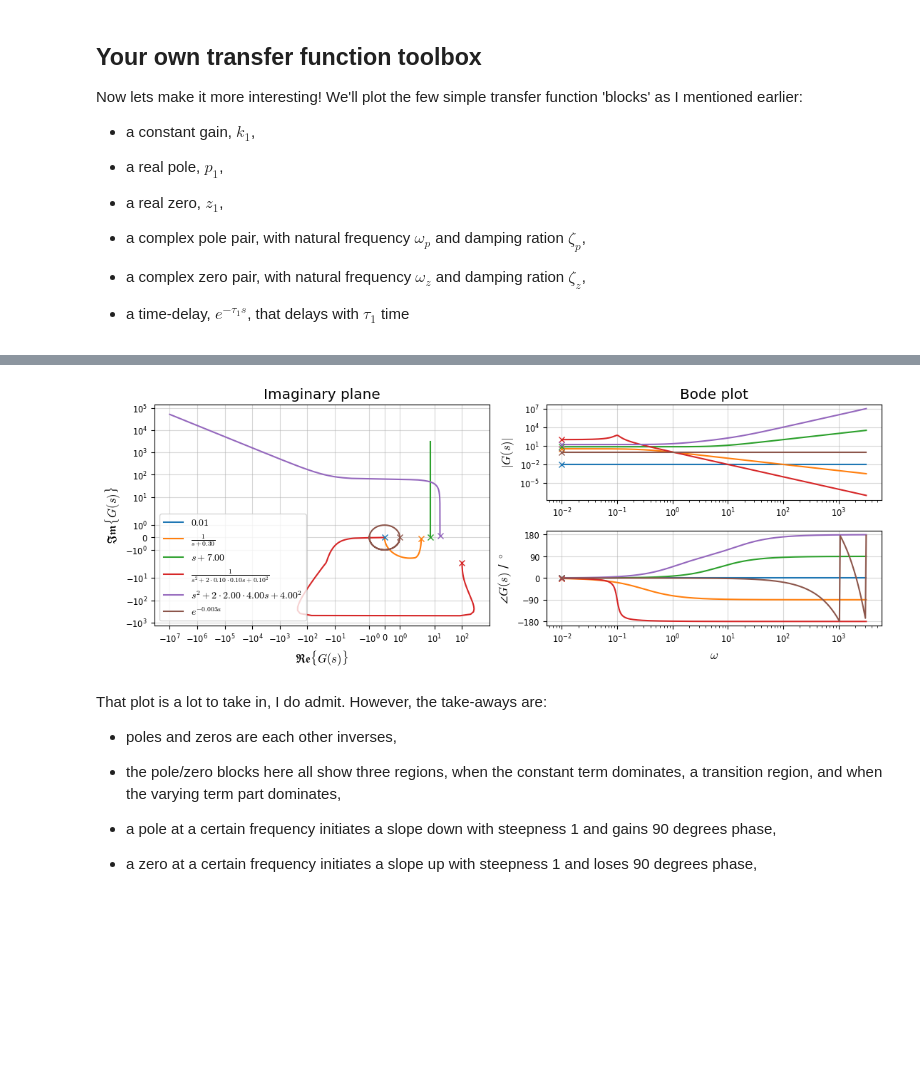
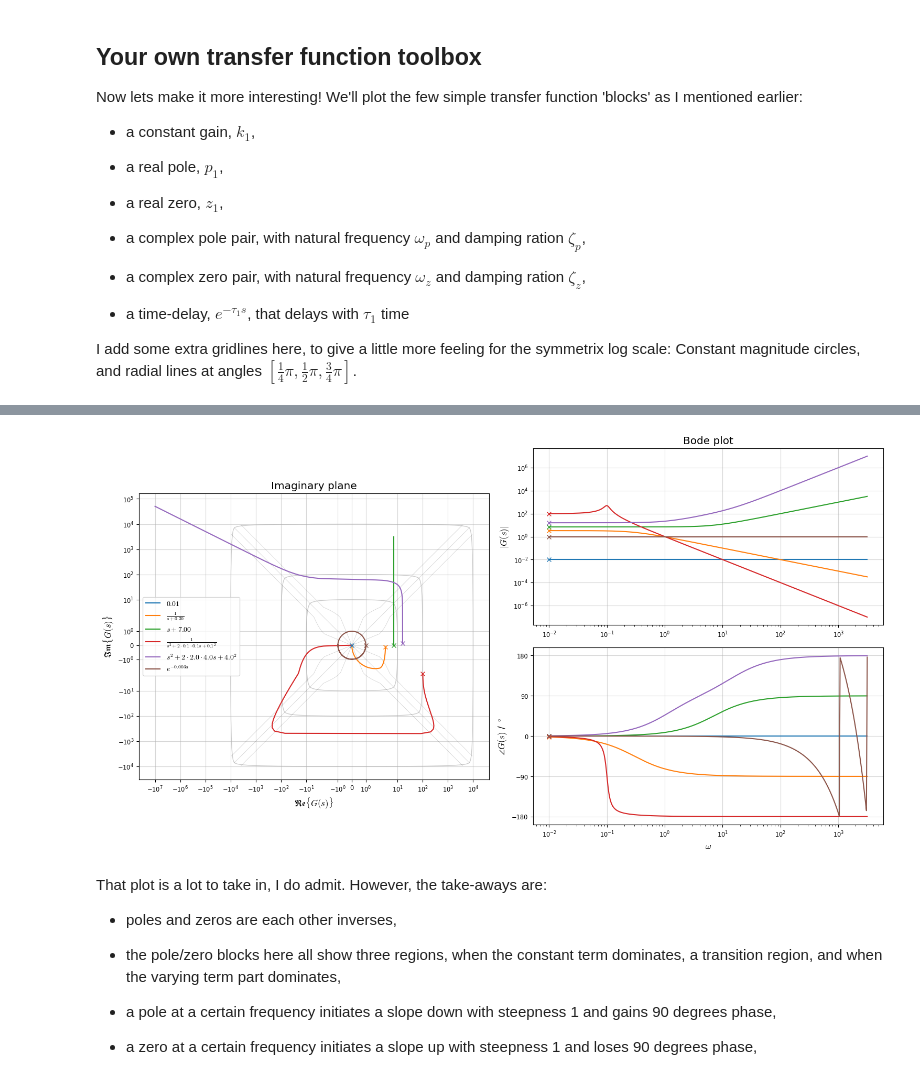
Before and after one commit to TUDelft-DataDrivenControl/SysReg_ControlCrashCourse, a Jupyter notebook: 260109_ipynb/SysReg_crashcourse_FreqDomain_BlockB_03_1st2ndOrder.ipynb, the cells around one changed output, grey strips where cells are left out. Drawn from its saved outputs; the diff is of its cells as text; code cells hidden in the pictures; blank space fills up the shorter version.

```diff
--- a/260109_ipynb/SysReg_crashcourse_FreqDomain_BlockB_03_1st2ndOrder.ipynb
+++ b/260109_ipynb/SysReg_crashcourse_FreqDomain_BlockB_03_1st2ndOrder.ipynb
@@ -28,6 +28,8 @@ setPlotStyle()
  - a complex zero pair, with natural frequency $\omega_z$ and damping ration $\zeta_z$,
 
  - a time-delay, $e^{-\tau_1 s}$, that delays with $\tau_1$ time
+
+ I add some extra gridlines here, to give a little more feeling for the symmetrix log scale: Constant magnitude circles, and radial lines at angles $[\frac14\pi, \frac12\pi, \frac34\pi]$.
 # %%
 k1, p1, z1 = 1e-2, 0.3, 7.                  #CHANGEME
 om_p, zeta_p, om_z, zeta_z = .1, .1, 4., 2. #CHANGEME
@@ -49,37 +51,38 @@ G2_eval = [G(S) for G in G2]
 fig = plt.figure(num="Bode plot blocks")
 gs = GridSpec(2,2, figure=fig)
 ax = [fig.add_subplot(a) for a in [gs[:, 0], gs[0, 1], gs[1, 1]]]
+setGridPolar(ax[0], Mticks=[0, 1, 2, 4], Np=8)
 
 for G_eval in G2_eval:
     ax[0].plot(G_eval.real, G_eval.imag)
     ax[1].loglog(OM, np.abs(G_eval))[0]
     ax[2].semilogx(OM, np.angle(G_eval, deg=True))
 
 ax[0].legend([rf"${k1:.2f}$",
               rf"$\frac{"{"}1{"}"}{"{"}s + {p1:.2f}{"}"}$",
               rf"$s + {z1:.2f}$",
-              rf"$\frac{"{"}1{"}"}{"{"}s^2 + 2 \cdot {zeta_p:.2f} \cdot {om_p:.2f}s + {om_p:.2f}^2{"}"}$",
-              rf"$s^2 + 2 \cdot {zeta_z:.2f} \cdot {om_z:.2f}s + {om_z:.2f}^2$",
+              rf"$\frac{"{"}1{"}"}{"{"}s^2 + 2 \cdot {zeta_p:.1f} \cdot {om_p:.1f}s + {om_p:.1f}^2{"}"}$",
+              rf"$s^2 + 2 \cdot {zeta_z:.1f} \cdot {om_z:.1f}s + {om_z:.1f}^2$",
               rf"$e^{"{"}-{tau1:.3f}a{"}"}$",
               ], fontsize='small')
 
 for G_eval, idx in zip(G2_eval, range(len(G2_eval))):
     ax[0].plot(G_eval[0].real, G_eval[0].imag, 'x', c=f"C{idx}")
     ax[1].loglog(OM[0], np.abs(G_eval[0]), 'x', c=f"C{idx}")
     ax[2].semilogx(OM[0], np.angle(G_eval[0], deg=True), 'x', c=f"C{idx}")
 
 ax[0].set(title="Imaginary plane",
           xlabel="$\mathfrak{Re}\{G(s)\}$", ylabel="$\mathfrak{Im}\{G(s)\}$",
-          xscale='symlog', yscale='symlog')
+          xscale='symlog', yscale='symlog', aspect='equal')
 ax[1].set(title="Bode plot", ylabel = "$|G(s)|$")
 ax[2].set(xlabel = r"$\omega$", ylabel = r"$\angle G(s)$ / ${}^\circ$")
 ax[2].yaxis.set_major_locator(MultipleLocator(90))
 
 display(fig)
 # %% [output]
 [interactive output not drawn]
 [interactive output not drawn]
-[figure, old version]
+[figure, new version]
 # %% [markdown]
  That plot is a lot to take in, I do admit. However, the take-aways are:
 
```
Also changed, not shown: parts of 4 cells of this notebook, 6 other files.
